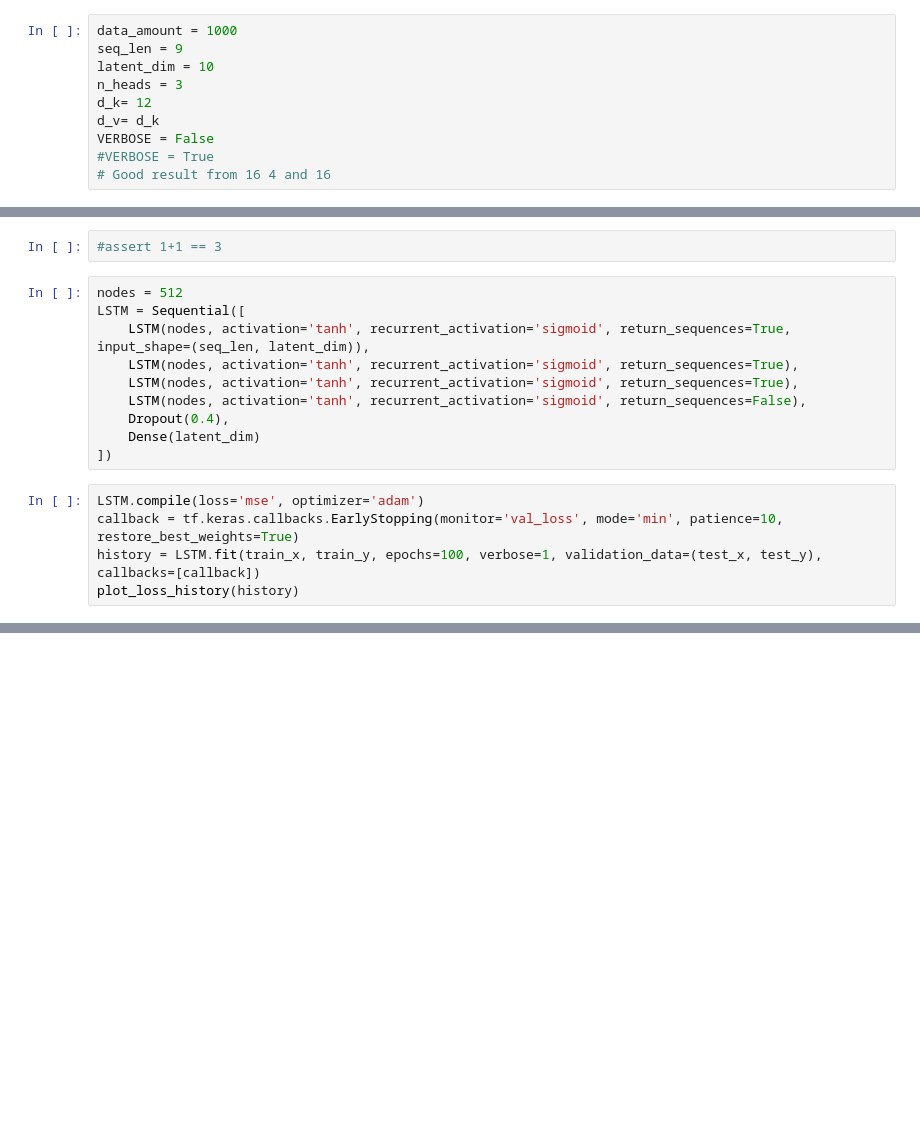
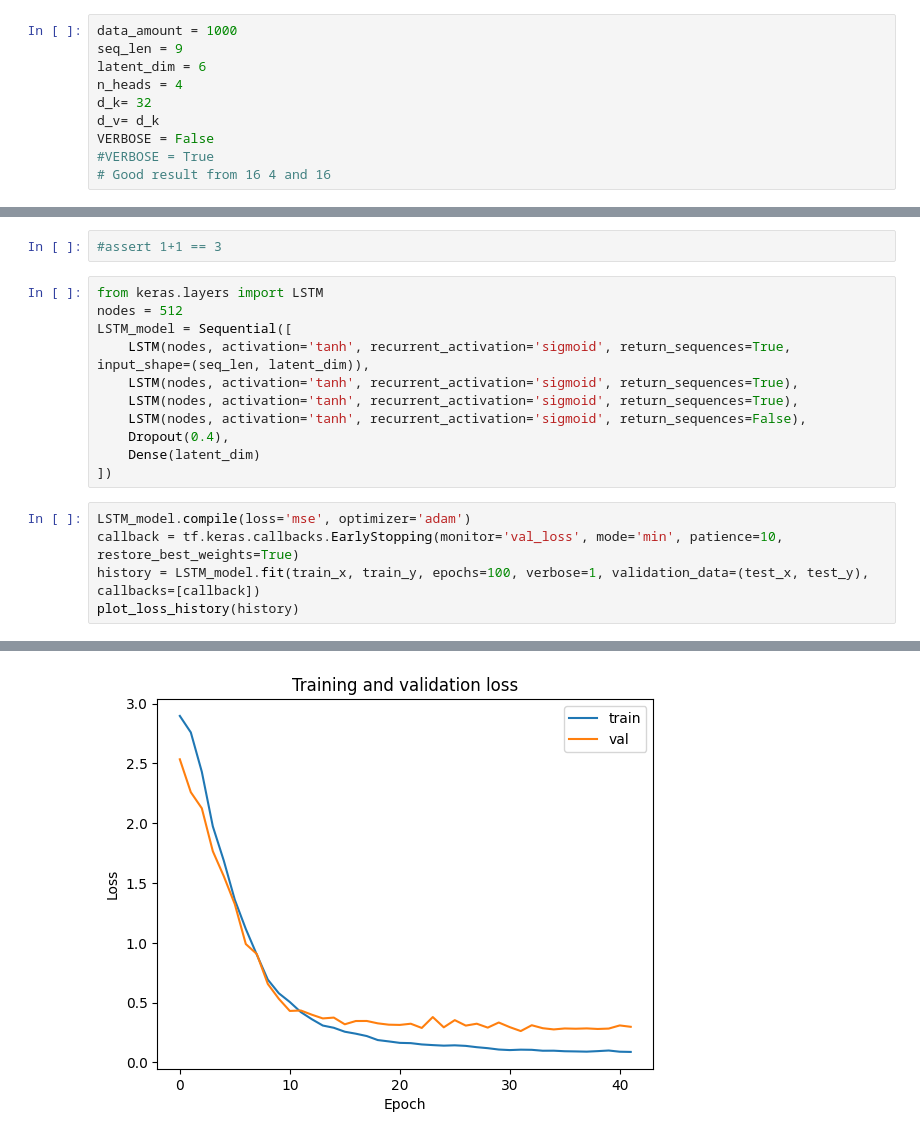
Before and after one commit to Ackejohansson/Complex-Adaptive-System--CAS1, a Jupyter notebook: LP4-MachineLearning/HW_C_AutoEncoderTransformer/HW_C.ipynb, the cells around one changed output, grey strips where cells are left out. Saved outputs shown, nothing was run; the diff lists cells and outputs as text; blank space fills up the shorter version.

```diff
--- a/LP4-MachineLearning/HW_C_AutoEncoderTransformer/HW_C.ipynb
+++ b/LP4-MachineLearning/HW_C_AutoEncoderTransformer/HW_C.ipynb
@@ -119,9 +118,9 @@ for sample_sequence in dataset:
 # %%
 data_amount = 1000
 seq_len = 9
-latent_dim = 10
-n_heads = 3
-d_k= 12
+latent_dim = 6
+n_heads = 4
+d_k= 32
 d_v= d_k
 VERBOSE = False
 #VERBOSE = True
@@ -450,8 +487,9 @@ plt.show()
 # %%
 #assert 1+1 == 3
 # %%
+from keras.layers import LSTM
 nodes = 512
-LSTM = Sequential([
+LSTM_model = Sequential([
     LSTM(nodes, activation='tanh', recurrent_activation='sigmoid', return_sequences=True, input_shape=(seq_len, latent_dim)),
     LSTM(nodes, activation='tanh', recurrent_activation='sigmoid', return_sequences=True),
     LSTM(nodes, activation='tanh', recurrent_activation='sigmoid', return_sequences=True),
@@ -460,7 +498,8 @@ LSTM = Sequential([
     Dense(latent_dim)
 ])
 # %%
-LSTM.compile(loss='mse', optimizer='adam')
+LSTM_model.compile(loss='mse', optimizer='adam')
 callback = tf.keras.callbacks.EarlyStopping(monitor='val_loss', mode='min', patience=10, restore_best_weights=True)
-history = LSTM.fit(train_x, train_y, epochs=100, verbose=1, validation_data=(test_x, test_y), callbacks=[callback])
+history = LSTM_model.fit(train_x, train_y, epochs=100, verbose=1, validation_data=(test_x, test_y), callbacks=[callback])
 plot_loss_history(history)
+# %% [output]
@@ -467 +523,2 @@ plot_loss_history(history)
+[figure, added]
 # %%
```
Also changed, not shown: parts of 16 cells of this notebook, 16 other files.
